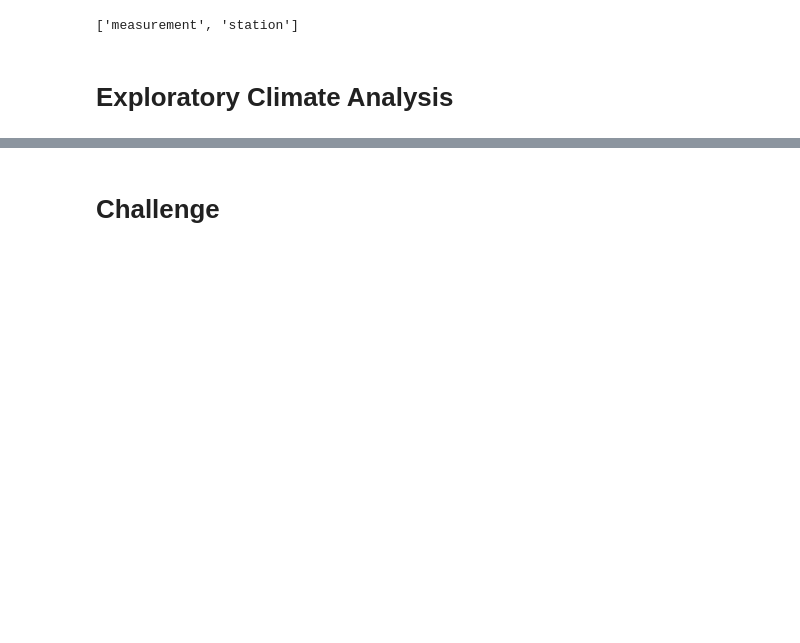
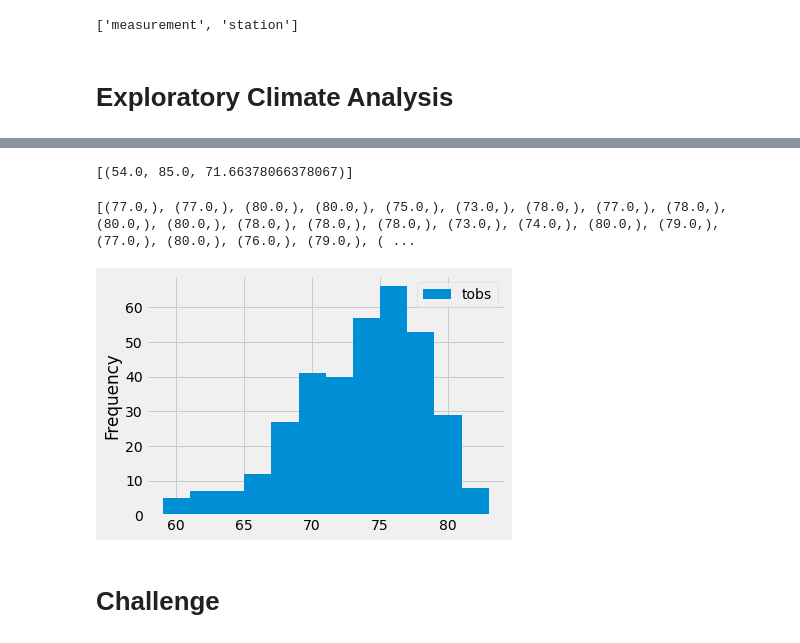
Before and after one commit to linearcoffeecup/surfs_up, a Jupyter notebook: climate_analysis.ipynb, the cells around one changed output, grey strips where cells are left out. Cells and saved outputs as stored; diff of their text form; code cells hidden in the pictures; blank space fills up the shorter version.

```diff
--- a/climate_analysis.ipynb
+++ b/climate_analysis.ipynb
@@ -60,11 +96,26 @@ session = Session(engine)
 # %%
 # Using the station id from the previous query, calculate the lowest temperature recorded,
 # highest temperature recorded, and average temperature most active station?
+session.query(func.min(Measurement.tobs), func.max(Measurement.tobs), func.avg(Measurement.tobs)).\
+filter(Measurement.station == 'USC00519281').all()
+# %% [output]
+[(54.0, 85.0, 71.66378066378067)]
 # %%
 # Choose the station with the highest number of temperature observations.
 # Query the last 12 months of temperature observation data for this station and plot the results as a histogram
+results = session.query(Measurement.tobs).\
+filter(Measurement.station == 'USC00519281').\
+filter(Measurement.date >= prev_year).all()
+print(results)
+# %% [output]
+[(77.0,), (77.0,), (80.0,), (80.0,), (75.0,), (73.0,), (78.0,), (77.0,), (78.0,), (80.0,), (80.0,), (78.0,), (78.0,), (78.0,), (73.0,), (74.0,), (80.0,), (79.0,), (77.0,), (80.0,), (76.0,), (79.0,), ( ...
 # %%
 # Write a function called `calc_temps` that will accept start date and end date in the format '%Y-%m-%d'
 # and return the minimum, average, and maximum temperatures for that range of dates
+df = pd.DataFrame(results, columns=['tobs'])
+df.plot.hist(bins=12)
+plt.tight_layout()
+# %% [output]
+[figure, added]
 # %% [markdown]
 # Challenge
```
Also changed, not shown: parts of 4 cells of this notebook.
